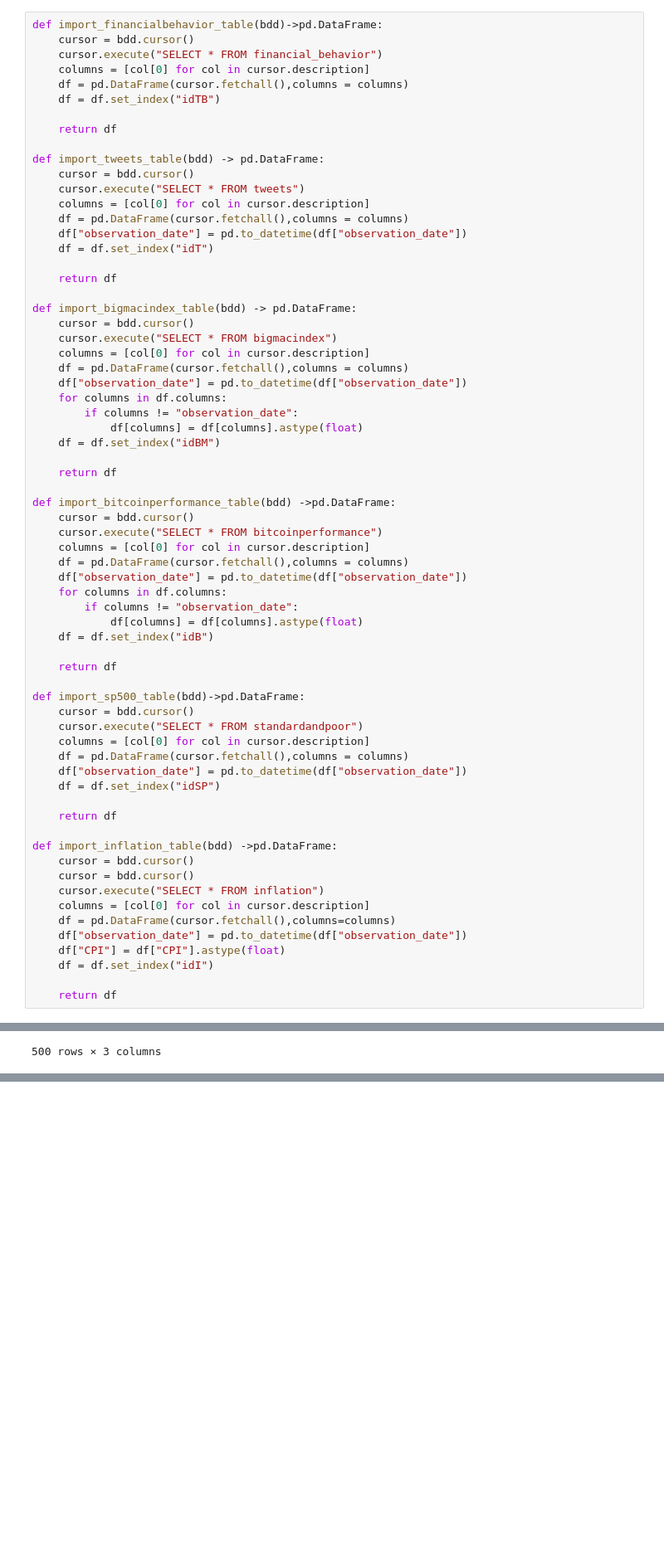
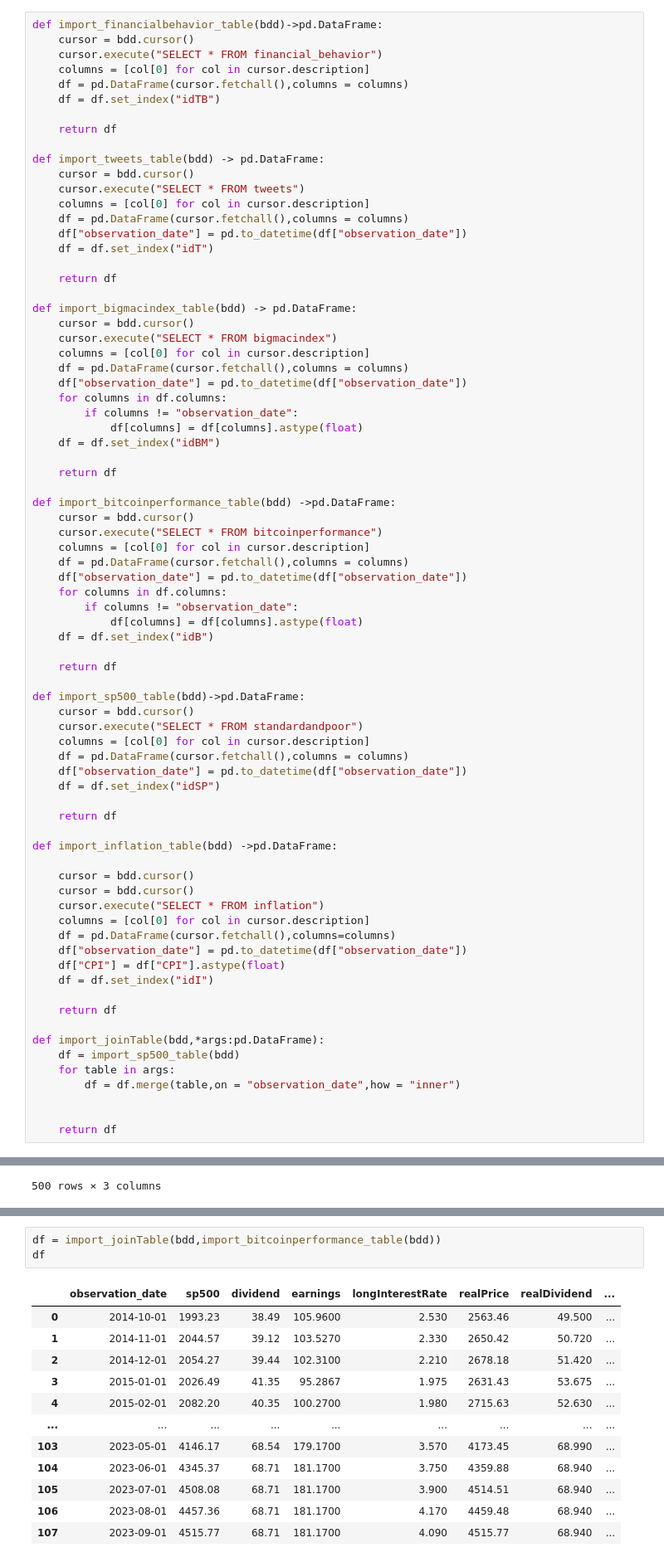
Before and after one commit to gcolpari/STOCKMARKET_PREDICTION-, a Jupyter notebook: AED.ipynb, the cells around one changed output, grey strips where cells are left out. Shown at 83% size. Cells and saved outputs as stored; diff of their text form; blank space fills up the shorter version.

Commit message:
update: AED.ipynb
+function import_jointTable
+start analyse bivariée

```diff
--- a/AED.ipynb
+++ b/AED.ipynb
@@ -76,6 +76,7 @@ def import_sp500_table(bdd)->pd.DataFrame:
     return df
 
 def import_inflation_table(bdd) ->pd.DataFrame:
+
     cursor = bdd.cursor()
     cursor = bdd.cursor()
     cursor.execute("SELECT * FROM inflation")
@@ -86,6 +87,14 @@ def import_inflation_table(bdd) ->pd.DataFrame:
     df = df.set_index("idI")
 
     return df
+
+def import_joinTable(bdd,*args:pd.DataFrame):
+    df = import_sp500_table(bdd)
+    for table in args:
+        df = df.merge(table,on = "observation_date",how = "inner")
+
+
+    return df
 # %%
 
 def window_data(df:pd.DataFrame):
@@ -486,0 +358,16 @@ df
+# %%
+df = import_joinTable(bdd,import_bitcoinperformance_table(bdd))
+df
+# %% [output]
+|  | observation_date | sp500 | dividend | earnings | longInterestRate | realPrice | realDividend | ... |
+| 0 | 2014-10-01 | 1993.23 | 38.49 | 105.9600 | 2.530 | 2563.46 | 49.500 | ... |
+| 1 | 2014-11-01 | 2044.57 | 39.12 | 103.5270 | 2.330 | 2650.42 | 50.720 | ... |
+| 2 | 2014-12-01 | 2054.27 | 39.44 | 102.3100 | 2.210 | 2678.18 | 51.420 | ... |
+| 3 | 2015-01-01 | 2026.49 | 41.35 | 95.2867 | 1.975 | 2631.43 | 53.675 | ... |
+| 4 | 2015-02-01 | 2082.20 | 40.35 | 100.2700 | 1.980 | 2715.63 | 52.630 | ... |
+| ... | ... | ... | ... | ... | ... | ... | ... | ... |
+| 103 | 2023-05-01 | 4146.17 | 68.54 | 179.1700 | 3.570 | 4173.45 | 68.990 | ... |
+| 104 | 2023-06-01 | 4345.37 | 68.71 | 181.1700 | 3.750 | 4359.88 | 68.940 | ... |
+| 105 | 2023-07-01 | 4508.08 | 68.71 | 181.1700 | 3.900 | 4514.51 | 68.940 | ... |
+| 106 | 2023-08-01 | 4457.36 | 68.71 | 181.1700 | 4.170 | 4459.48 | 68.940 | ... |
+| 107 | 2023-09-01 | 4515.77 | 68.71 | 181.1700 | 4.090 | 4515.77 | 68.940 | ... |
```
Also changed, not shown: parts of 16 cells of this notebook.
